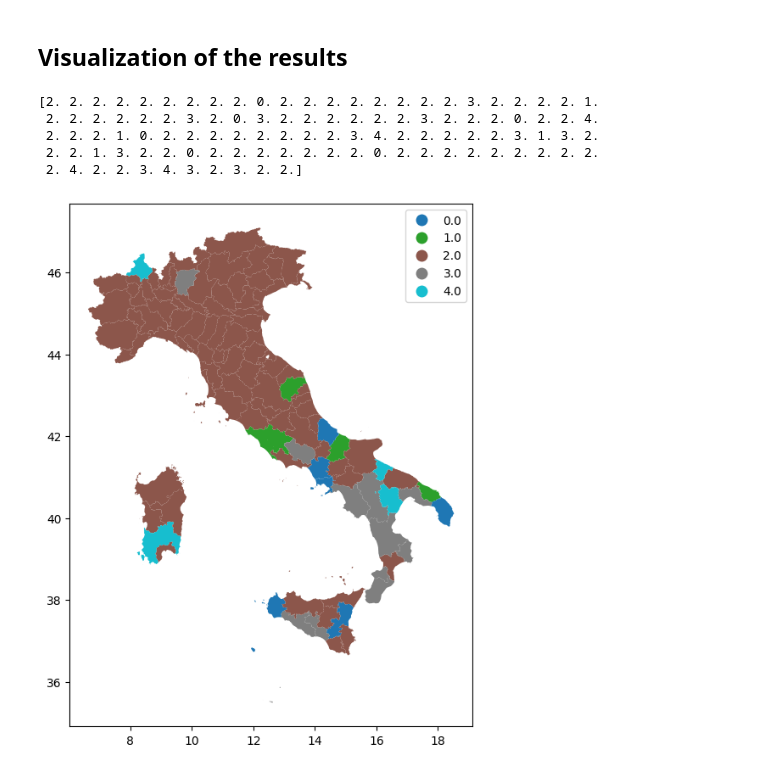
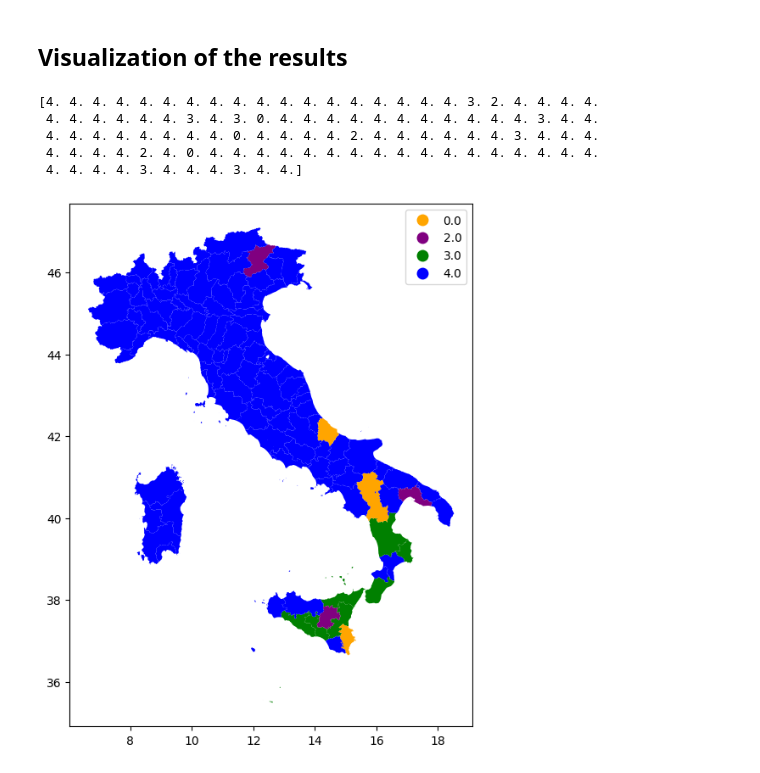
Before and after one commit to leonardotisato/Bayesian-Statistics-Project, a Jupyter notebook: sandbox/analysis/models_paul/linear_mixture_x_spatial.ipynb, the cells around one changed output. Drawn from its saved outputs; the diff is of its cells as text; code cells hidden in the pictures.

```diff
--- a/sandbox/analysis/models_paul/linear_mixture_x_spatial.ipynb
+++ b/sandbox/analysis/models_paul/linear_mixture_x_spatial.ipynb
@@ -10,12 +10,14 @@ import matplotlib.pyplot as plt
 # %%
 df = gpd.read_file('updated_data.geojson')
 
-# selected_covariates = ["coverage", "per_capita_user_contribution", "ageing_index", "ecec_participation", "per_capita_public_expenditure", "service_empl_rate", "ecec_diffusion", "n_members_family", "avg_children_per_woman"]
-# X=df[selected_covariates].to_numpy()
+selected_covariates = ["coverage", "per_capita_user_contribution", "ageing_index", "ecec_participation", "per_capita_public_expenditure", "service_empl_rate", "ecec_diffusion", "n_members_family", "avg_children_per_woman"]
+X=df[selected_covariates].to_numpy()
 
 # new_selected_covariates = ["coverage", "public_coverage","per_capita_public_expenditure","other_percapita_public_expenditure","other_percapita_user_contrib","ecec_diffusion","fertility_rate","GDP","young_neet", "internet_coverage_rate", "fem_house_rate"]
-new_selected_covariates = ["coverage", "public_coverage","per_capita_public_expenditure","other_percapita_public_expenditure","other_percapita_user_contrib","ecec_diffusion","GDP","young_neet", "internet_coverage_rate"]
-X=df[new_selected_covariates].to_numpy()
+# new_selected_covariates = ["coverage", "public_coverage","per_capita_public_expenditure","other_percapita_public_expenditure","other_percapita_user_contrib","ecec_diffusion","GDP","young_neet", "internet_coverage_rate"]
+# new_selected_covariates = ['fem_house_rate', 'n_members_family', 'net_migration_rate', 'avg_children_per_woman', 'fem_maj_empl_rate', 'coverage', 'public_coverage', 'per_capita_public_expenditure', 'other_percapita_public_expenditure', 'other_percapita_user_contrib', 'ecec_diffusion']
+# new_selected_covariates = ['n_members_family', 'net_migration_rate', 'avg_children_per_woman', 'fem_maj_empl_rate', 'coverage', 'public_coverage', 'per_capita_public_expenditure', 'other_percapita_public_expenditure', 'other_percapita_user_contrib', 'ecec_diffusion']
+# X=df[new_selected_covariates].to_numpy()
 
 # print(len(selected_covariates))
 
@@ -140,7 +142,9 @@ transformed data {
 }
 
 parameters {
-    array[K] real alpha;
+    //array[K] real alpha;
+
+    real alpha;
     matrix[K,P] beta;
 
     array[K] real<lower=0.00001> sigma;
@@ -157,7 +161,7 @@ transformed parameters {
     for(i in 1:N) {
         for(k in 1:K) {
 
-            mu[i,k] = dot_product(row(X, i), beta[k]) + alpha[k];
+            mu[i,k] = dot_product(row(X, i), beta[k]) + alpha;
         }
 
     }
@@ -181,18 +185,19 @@ model {
     weights ~ dirichlet(rep_vector(ai_dir, K));
 
     for(k in 1:K) {
-        alpha[k] ~ normal(0, a0);
+        //alpha[k] ~ normal(0, a0);
 
         for (j in 1:P) {
             beta[k,j] ~ normal(0, b0);
         }
 
         sigma[k] ~ inv_gamma(sigma0, sigma1);
-        //sigma[k] ~ normal(0, 1);
+        //sigma[k] ~ normal(0, 0.1);
         //sigma[k] ~ cauchy(0, 1);
 
 
     }
+    alpha ~ normal(0, a0);
 
     phi ~ car_leroux(tau2, rho, W, D, lambda, N);
     tau2 ~ inv_gamma(tau20, tau21);
@@ -238,17 +243,17 @@ gmm_data = {
 
     "W":W,
 
-    "p0_params": np.array([1, 1, 2, 1]),
-    "ai_dir":10,
+    "p0_params": np.array([1,1, 2, 1]),
+    "ai_dir":1,
     "tau20":3,
     "tau21":2
 }
 
 # Algorithm parameters
 algo_params = {
-    "n_chains": 5,
-    "n_burnin": 1000,
-    "n_iter": 1000,
+    "n_chains": 4,
+    "n_burnin": 5000,
+    "n_iter": 5000,
     "max_treedepth":12
 }
 
@@ -309,43 +342,44 @@ from matplotlib.colors import ListedColormap
 
 # Plot the point cluster estimate on the empirical density histogram
 # plt.hist(data, density=True, alpha=0.3)
 
 
 color_map = {
     0: "red",      # couleur1
     1: "blue",     # couleur2
     2: "green"     # etc.
 }
 
 print(best_clus)
 
+
 df["cluster_bayes"] = best_clus
 
 
 # df.plot(column="cluster_bayes", categorical=True, legend=True)
-# cmap = ListedColormap(["blue", "red","green"])
+cmap = ListedColormap(["blue", "green","red"])
 # cmap = ListedColormap(["green", "red","blue"])
-# cmap = ListedColormap(["green", "red", "blue", "orange", "purple"])
-cmap = ListedColormap(["purple", "green", "blue", "orange", "red"])
+cmap = ListedColormap(["orange", "purple", "red", "green", "blue"])
+# cmap = ListedColormap(["purple", "red", "green", "blue", "orange"])
 
 
 
 ax = df.plot(
     column="cluster_bayes",
     categorical=True,
-    # cmap=cmap,
+    cmap=cmap,
     legend=True,
     figsize=(8, 8)
 )
 
 plt.show()
 # %% [output]
-[2. 2. 2. 2. 2. 2. 2. 2. 2. 0. 2. 2. 2. 2. 2. 2. 2. 2. 3. 2. 2. 2. 2. 1.
- 2. 2. 2. 2. 2. 2. 3. 2. 0. 3. 2. 2. 2. 2. 2. 2. 3. 2. 2. 2. 0. 2. 2. 4.
- 2. 2. 2. 1. 0. 2. 2. 2. 2. 2. 2. 2. 2. 3. 4. 2. 2. 2. 2. 2. 3. 1. 3. 2.
- 2. 2. 1. 3. 2. 2. 0. 2. 2. 2. 2. 2. 2. 2. 0. 2. 2. 2. 2. 2. 2. 2. 2. 2.
- 2. 4. 2. 2. 3. 4. 3. 2. 3. 2. 2.]
+[4. 4. 4. 4. 4. 4. 4. 4. 4. 4. 4. 4. 4. 4. 4. 4. 4. 4. 3. 2. 4. 4. 4. 4.
+ 4. 4. 4. 4. 4. 4. 3. 4. 3. 0. 4. 4. 4. 4. 4. 4. 4. 4. 4. 4. 4. 3. 4. 4.
+ 4. 4. 4. 4. 4. 4. 4. 4. 0. 4. 4. 4. 4. 2. 4. 4. 4. 4. 4. 4. 3. 4. 4. 4.
+ 4. 4. 4. 4. 2. 4. 0. 4. 4. 4. 4. 4. 4. 4. 4. 4. 4. 4. 4. 4. 4. 4. 4. 4.
+ 4. 4. 4. 4. 3. 4. 4. 4. 3. 4. 4.]
-[figure, old version]
+[figure, new version]
 # %%
 print("model.summary",model.summary()[:20])
 # %% [output]
```
Also changed, not shown: parts of 7 cells of this notebook.
